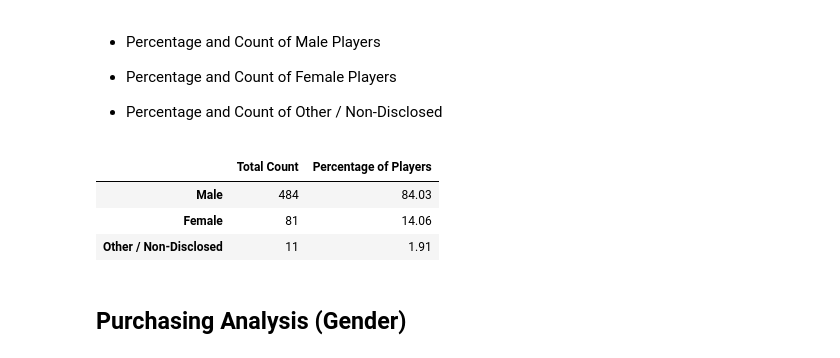
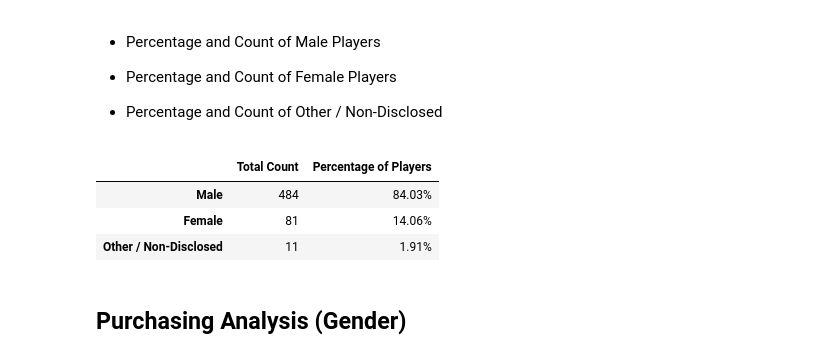
Before and after one commit to TravisDC5/pandas-challenge, a Jupyter notebook: HeroesOfPymoli_starter.ipynb, the cells around one changed output. Drawn from its saved outputs; the diff is of its cells as text; code cells hidden in the pictures.

```diff
--- a/HeroesOfPymoli_starter.ipynb
+++ b/HeroesOfPymoli_starter.ipynb
@@ -75,21 +78,22 @@ summaryData_df.style.format({"Average Purchase Price":"${:.2f}","Total Revenue":
 # %%
 #Groups together similiar genders
 genderData = purchase_data_df.groupby("Gender")
 genderCount = genderData.nunique()["SN"]
 
 #Calculates the percentages of genders
 genderPercentage = genderCount / uniquePlayer * 100
 
-#Creates teh DataFrame that displays the total count, percentage per gender, and removes the left hand index; Also, stylizes the data to be displayed.
+#Create new DataFrame
 genderStats_df = pd.DataFrame({ "Total Count": genderCount, "Percentage of Players": genderPercentage})
 
+#Formats the data to be displayed
 genderStats_df.index.name = None
-genderStats_df.sort_values(["Total Count"], ascending = False).style.format({"Percentage of Players":"{:.2f}"})
+genderStats_df.sort_values(["Total Count"], ascending = False).style.format({"Percentage of Players":"{:.2f}%"})
 # %% [output]
 |  | Total Count | Percentage of Players |
-| Male | 484 | 84.03 |
-| Female | 81 | 14.06 |
-| Other / Non-Disclosed | 11 | 1.91 |
+| Male | 484 | 84.03% |
+| Female | 81 | 14.06% |
+| Other / Non-Disclosed | 11 | 1.91% |
 # %% [markdown]
 
 ## Purchasing Analysis (Gender)
```
Also changed, not shown: parts of 9 cells of this notebook.
